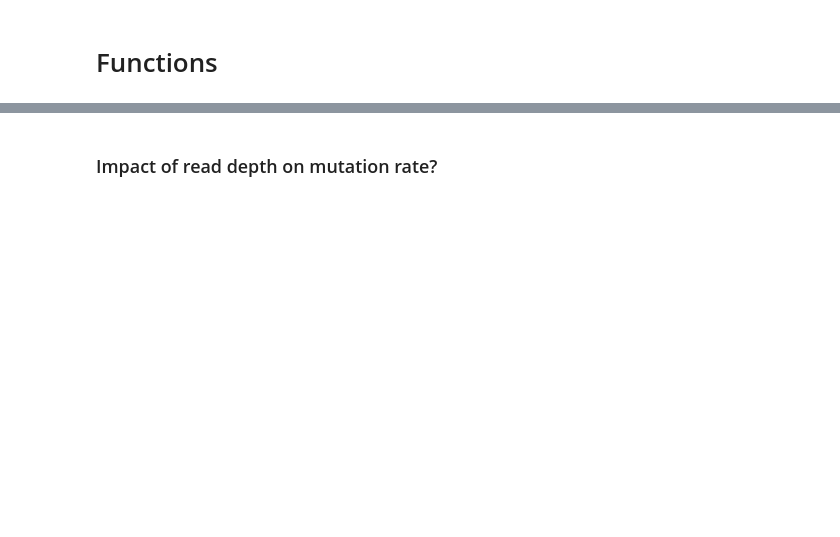
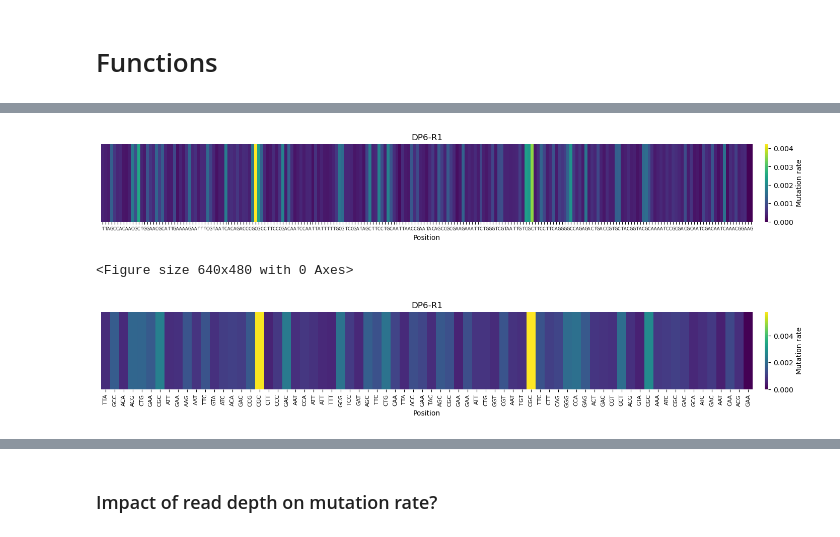
Before and after one commit to AliceHovsepyan/pogo_pance_draft, a Jupyter notebook: DMS_analysis.ipynb, the cells around one changed output, grey strips where cells are left out. Drawn from its saved outputs; the diff is of its cells as text; code cells hidden in the pictures; blank space fills up the shorter version.

```diff
--- a/DMS_analysis.ipynb
+++ b/DMS_analysis.ipynb
@@ -867,0 +703,29 @@ plot_mutation_spectrum(n_mut_spectrum_perc_df, f"{variant}-R1-cut", fig_folder =
+# %%
+## plot mutation rate per position
+DNA_mut_rate_per_pos = DNA_relative.sum()-DNA_relative.max()
+
+plt.figure(figsize=(20,2))
+sns.heatmap(pd.DataFrame(DNA_mut_rate_per_pos).T, cmap = "viridis", cbar = True, cbar_kws = {"pad": 0.015, "label": "Mutation rate" },linecolor="black", xticklabels=[Nt for Nt in LOV_gene[:len(DNA_mut_rate_per_pos)]], yticklabels=False)
+#ax.set_xticks(ticks = list(range(len(mut_rate_per_pos))),  labels = [Nt for Nt in LOV_gene[:len(mut_rate_per_pos)]])
+plt.xlabel("Position")
+plt.xticks(rotation = 2,fontsize=6)
+plt.title(name)
+plt.savefig(f"{FigFolder}/{name}_mutation_rate_per_Nt_position.pdf", bbox_inches="tight")
+plt.show()
+plt.clf()
+
+Codon_mut_rate_per_pos = Codons_relative.sum()-Codons_relative.max()
+LOV_codons = [LOV_gene[i:i+3] for i in range(0, len(Codon_mut_rate_per_pos)*3, 3)]
+
+plt.figure(figsize=(20,2))
+sns.heatmap(pd.DataFrame(Codon_mut_rate_per_pos).T, cmap = "viridis", cbar = True, cbar_kws = {"pad": 0.015, "label": "Mutation rate" },linecolor="black", xticklabels=LOV_codons, yticklabels=False)
+plt.xlabel("Position")
+plt.xticks(fontsize=8)
+plt.title(name)
+plt.savefig(f"{FigFolder}/{name}_mutation_rate_per_Codon_position.pdf", bbox_inches = "tight")
+plt.show()
+plt.clf()
+# %% [output]
+[figure, added]
+<Figure size 640x480 with 0 Axes>
+[figure, added]
```
Also changed, not shown: parts of 53 cells of this notebook.
